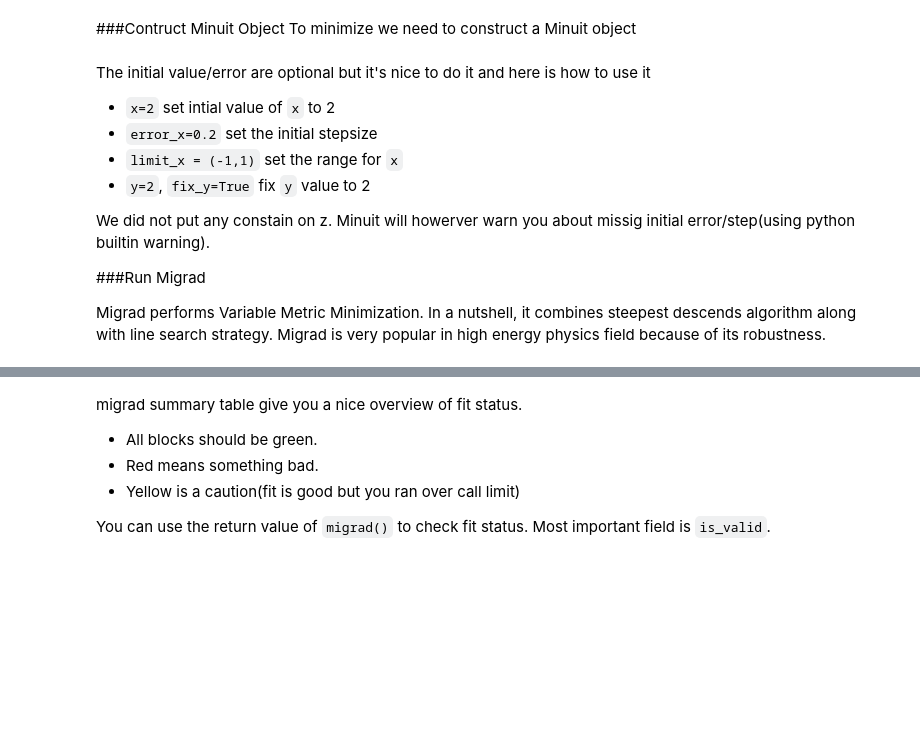
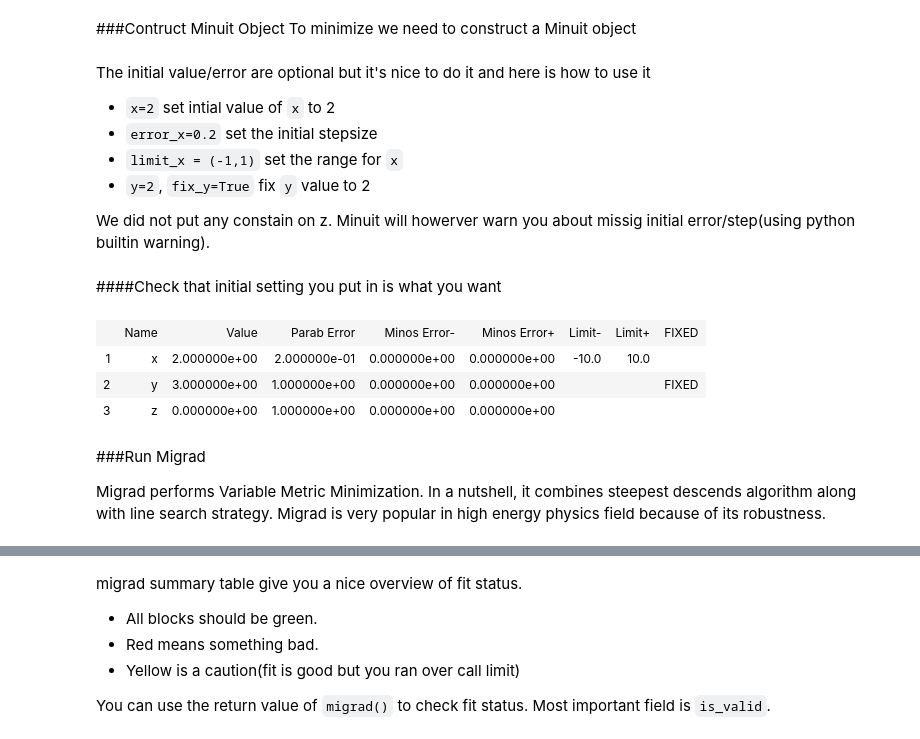
Before and after one commit to scikit-hep/iminuit, a Jupyter notebook: tutorial/tutorial.ipynb, the cells around one changed output, grey strips where cells are left out. Saved outputs shown, nothing was run; the diff lists cells and outputs as text; code cells hidden in the pictures; blank space fills up the shorter version.

```diff
--- a/tutorial/tutorial.ipynb
+++ b/tutorial/tutorial.ipynb
@@ -35,10 +35,21 @@ and here is how to use it
 - `y=2`, `fix_y=True` fix `y` value to 2
 
 We did not put any constain on z. Minuit will howerver warn you about missig initial error/step(using python builtin warning).
-
-###Run Migrad
-
-Migrad performs Variable Metric Minimization. In a nutshell, it combines steepest descends algorithm along with line search strategy. Migrad is very popular in high energy physics field because of its robustness.
+# %% [markdown]
+####Check that initial setting you put in is what you want
+# %%
+m.print_param()#or call print_initial_param
+# %% [output]
+|  | Name | Value | Parab Error | Minos Error- | Minos Error+ | Limit- | Limit+ | FIXED |
+| 1 | x | 2.000000e+00 | 2.000000e-01 | 0.000000e+00 | 0.000000e+00 | -10.0 | 10.0 |  |
+| 2 | y | 3.000000e+00 | 1.000000e+00 | 0.000000e+00 | 0.000000e+00 |  |  | FIXED |
+| 3 | z | 0.000000e+00 | 1.000000e+00 | 0.000000e+00 | 0.000000e+00 |  |  |  |
+# %% [markdown]
+
+
+###Run Migrad
+
+Migrad performs Variable Metric Minimization. In a nutshell, it combines steepest descends algorithm along with line search strategy. Migrad is very popular in high energy physics field because of its robustness.
 # %%
 #Minimize
 m.migrad();
```
Also changed, not shown: parts of 1 cell of this notebook, 5 other files.
